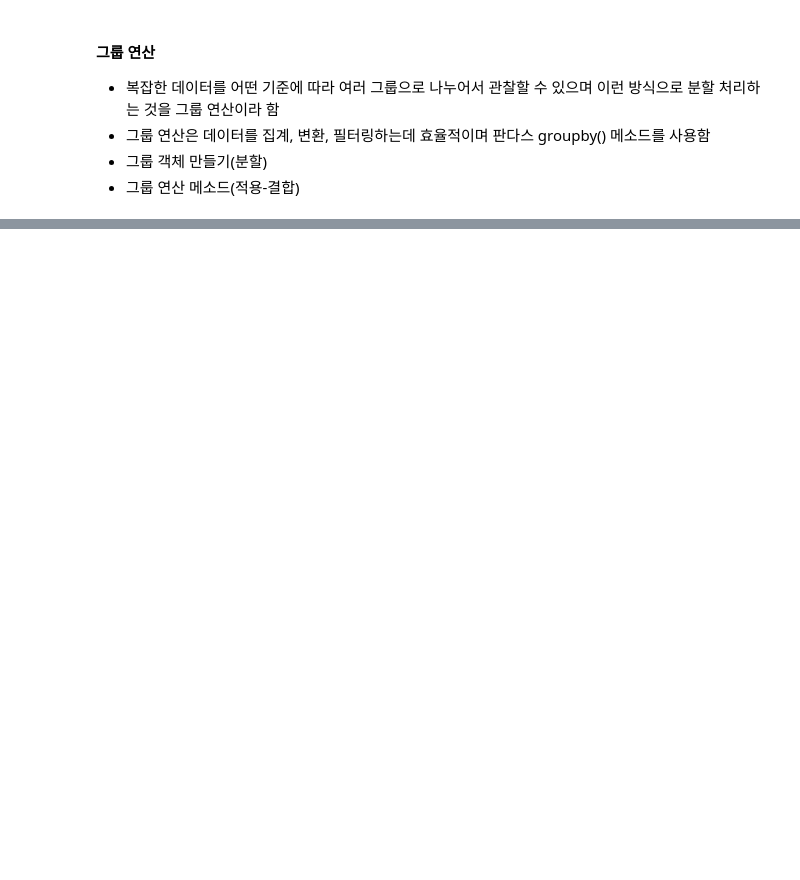
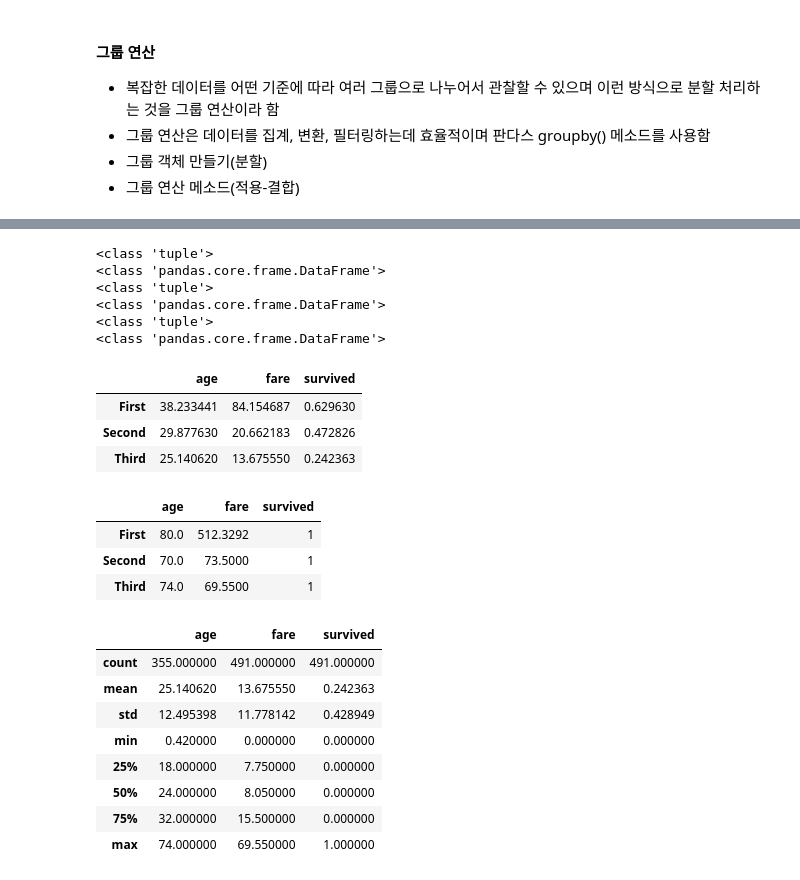
Before and after one commit to Kimhang-KDT/kita_2404, a Jupyter notebook: m3_분석 라이브러리/pandas_2_연산.ipynb, the cells around one changed output, grey strips where cells are left out. Saved outputs shown, nothing was run; the diff lists cells and outputs as text; code cells hidden in the pictures; blank space fills up the shorter version.

```diff
--- a/m3_분석 라이브러리/pandas_2_연산.ipynb
+++ b/m3_분석 라이브러리/pandas_2_연산.ipynb
@@ -199,0 +220,6 @@ None
+# %%
+# class 열을 기준으로 분할(1개 열을 기준)
+
+df1 = df[['age', 'class', 'fare', 'survived']]
+gr = df1.groupby(['class'])
+list(gr)
@@ -199,0 +244,49 @@ None
+# %%
+# 그룹객체를 iteration으로 출력: head()메소드로 첫 5행만을 출력
+for key, group in gr:
+  print(type(key))
+  print(type(group))
+  #print('key : ', key)
+  #print('number : ', len(group))
+  #print(group.head())
+# %% [output]
+<class 'tuple'>
+<class 'pandas.core.frame.DataFrame'>
+<class 'tuple'>
+<class 'pandas.core.frame.DataFrame'>
+<class 'tuple'>
+<class 'pandas.core.frame.DataFrame'>
+# %%
+avg = gr.mean()
+avg.index.name = None
+avg
+
+# survived는 0과 1로 이루어져있으니 0.62라면 62%의 의미를 갖는다.
+# %% [output]
+|  | age | fare | survived |
+| First | 38.233441 | 84.154687 | 0.629630 |
+| Second | 29.877630 | 20.662183 | 0.472826 |
+| Third | 25.140620 | 13.675550 | 0.242363 |
+# %%
+stat = gr.max()
+stat
+# %% [output]
+|  | age | fare | survived |
+| First | 80.0 | 512.3292 | 1 |
+| Second | 70.0 | 73.5000 | 1 |
+| Third | 74.0 | 69.5500 | 1 |
+# %%
+# 개별 그룹 선택하기
+gr3 = gr.get_group('Third')
+gr3.head()
+gr3.describe()
+# %% [output]
+|  | age | fare | survived |
+| count | 355.000000 | 491.000000 | 491.000000 |
+| mean | 25.140620 | 13.675550 | 0.242363 |
+| std | 12.495398 | 11.778142 | 0.428949 |
+| min | 0.420000 | 0.000000 | 0.000000 |
+| 25% | 18.000000 | 7.750000 | 0.000000 |
+| 50% | 24.000000 | 8.050000 | 0.000000 |
+| 75% | 32.000000 | 15.500000 | 0.000000 |
+| max | 74.000000 | 69.550000 | 1.000000 |
```
Also changed, not shown: parts of 39 cells of this notebook.
